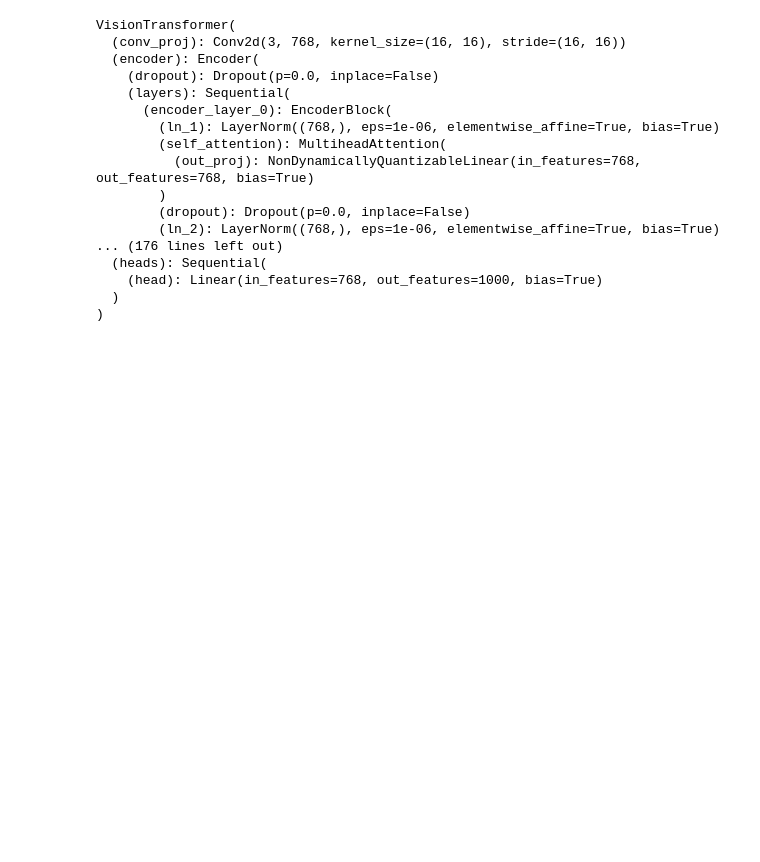
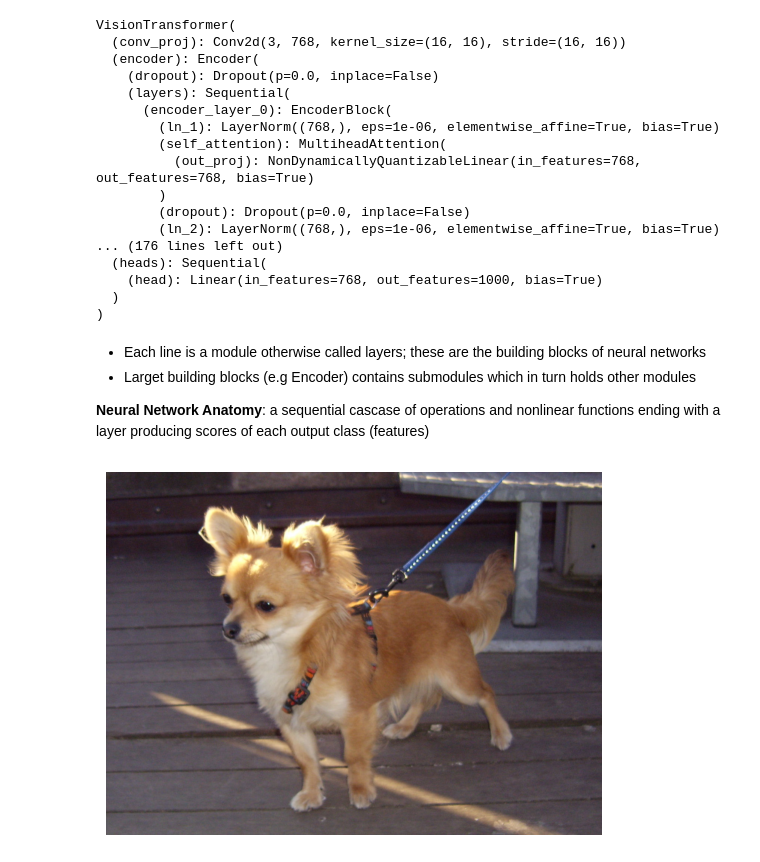
Before and after one commit to itsjoeka/PyTorch-C2026, a Jupyter notebook: notebooks/pytorch_book/deeplearningwithpytorch_2026.ipynb, the cells around one changed output. Cells and saved outputs as stored; diff of their text form; code cells hidden in the pictures; blank space fills up the shorter version.

```diff
--- a/notebooks/pytorch_book/deeplearningwithpytorch_2026.ipynb
+++ b/notebooks/pytorch_book/deeplearningwithpytorch_2026.ipynb
@@ -152,3 +152,8 @@ VisionTransformer(
     (head): Linear(in_features=768, out_features=1000, bias=True)
   )
 )
+# %% [markdown]
+- Each line is a module otherwise called layers; these are the building blocks of neural networks
+- Larget building blocks (e.g Encoder) contains submodules which in turn holds other modules
+
+**Neural Network Anatomy**:  a sequential cascase of operations and nonlinear functions ending with a layer producing scores of each output class (features)
@@ -154,0 +173,11 @@ VisionTransformer(
+# %%
+# load image and preprocess
+from PIL import Image
+import matplotlib.pyplot as plt
+
+img = Image.open("/home/kalamix/Downloads/Bobby.jpeg")
+plt.imshow(img)
+plt.axis("off")
+plt.show()
+# %% [output]
+[figure, added]
```
Also changed, not shown: parts of 1 cell of this notebook.
